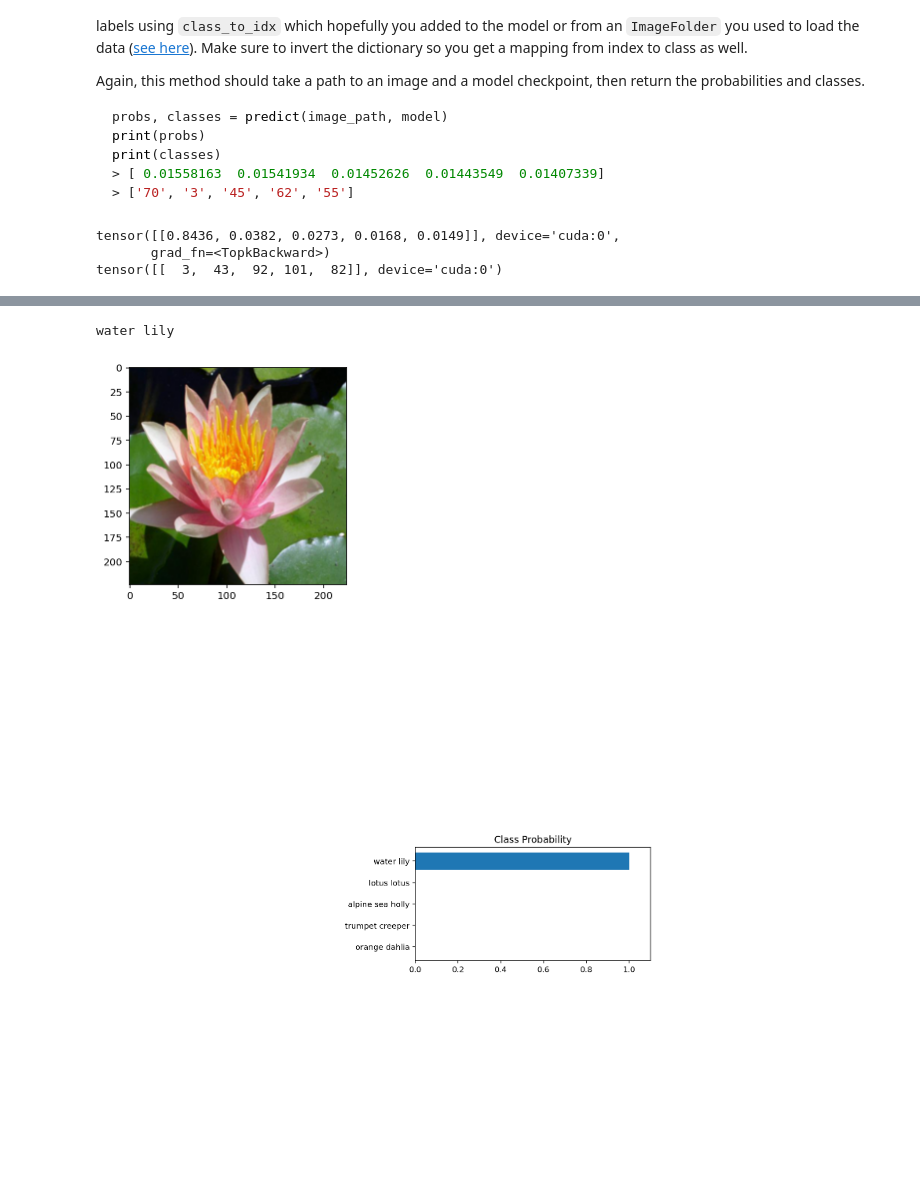
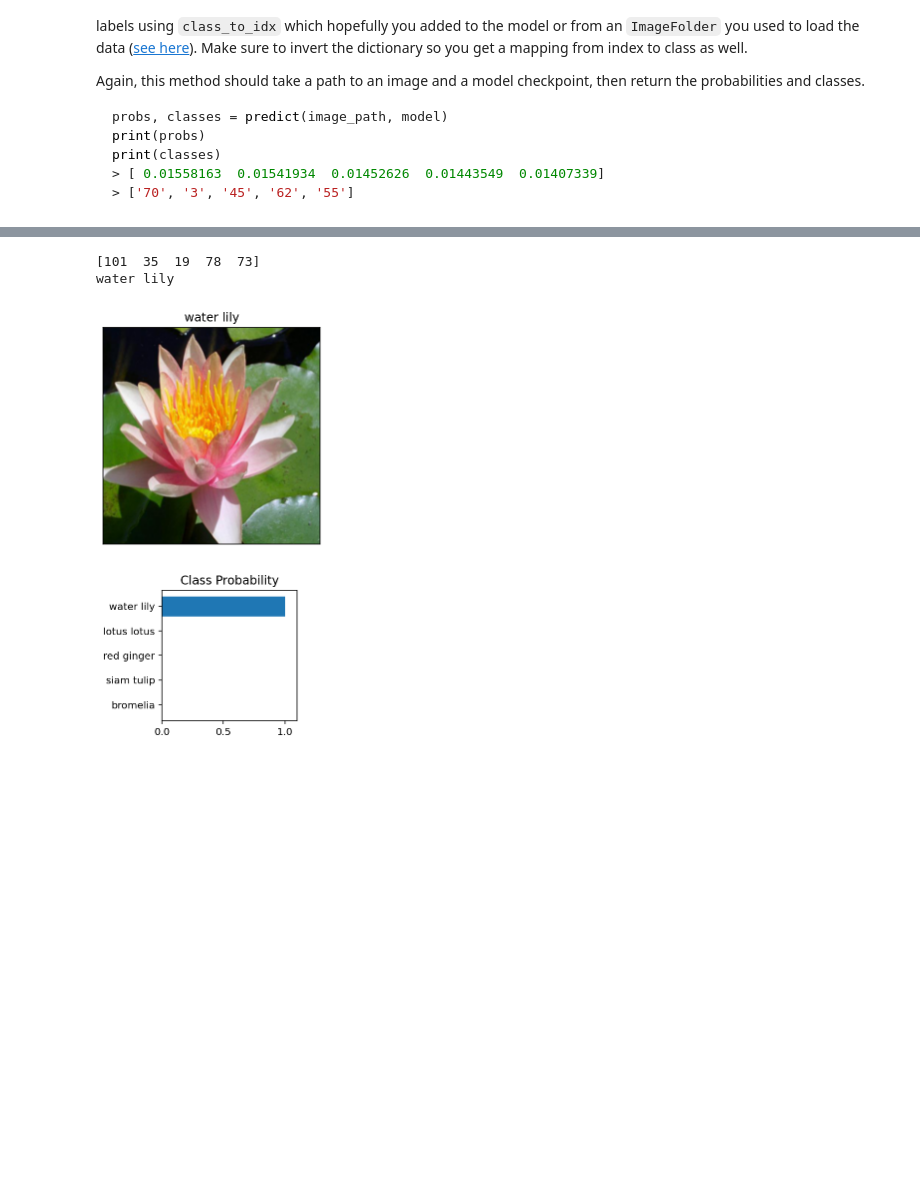
Before and after one commit to thesaltymaker/project, a Jupyter notebook: Image Classifier Project.ipynb, the cells around one changed output, grey strips where cells are left out. Drawn from its saved outputs; the diff is of its cells as text; code cells hidden in the pictures; blank space fills up the shorter version.

```diff
--- a/Image Classifier Project.ipynb
+++ b/Image Classifier Project.ipynb
@@ -478,12 +513,3 @@ def predict(image_path, model, top=5):
     probs, classes= output_tensor.topk(top, dim=1)
 
     return probs, classes
-# %%
-# Test predict function
-probs, classes = predict('flowers/valid/101/image_07970.jpg', model)
-print(probs)
-print(classes)
-# %% [output]
-tensor([[0.8436, 0.0382, 0.0273, 0.0168, 0.0149]], device='cuda:0',
-       grad_fn=<TopkBackward>)
-tensor([[  3,  43,  92, 101,  82]], device='cuda:0')
@@ -496,40 +553,42 @@ Now that you can use a trained model for predictions, check to make sure it make
 
 You can convert from the class integer encoding to actual flower names with the `cat_to_name.json` file (should have been loaded earlier in the notebook). To show a PyTorch tensor as an image, use the `imshow` function defined above.
 # %%
-# TODO: Display an image along with the top 5 classes
+# DONE: Display an image along with the top 5 classes
+a_image = process_image('flowers/test/73/image_00303.jpg')
 
-#def sanity_check(probs, classes, model):
 
-a_image = process_image('flowers/test/73/image_00303.jpg')
-#print (a_image)
-imshow(a_image)
 probs, classes = predict('flowers/test/73/image_00303.jpg', model)
-#print(probs)
-#print(classes)
 
 #convert the tensors and reverse the output for probs and classes
 np_probs = np.flipud(probs[0].detach().cpu().numpy())
 np_classes = np.flipud(classes[0].detach().cpu().numpy())
 
-print (cat_to_name.get(str(np_classes[4])) )
+#debug
+#print(np_classes)
+#print (cat_to_name.get(str(np_classes[4])) )
+
+# imshow function modified to match the example, title hardcoded to detect model error
+imshow_no_tick(a_image, title='water lily')
 
 #print (cat_to_name)
-fig, (ax1, ax2) = plt.subplots(figsize=(10,10), ncols=2)
-ax1.axis('off')
+
+fig, ax2 = plt.subplots(figsize=(3, 3))
+
 ax2.barh(np.arange(5), np_probs)
-ax2.set_aspect(0.1)
+ax2.set_aspect(0.2)
 ax2.set_yticks(np.arange(5))
-ax2.set_yticklabels([cat_to_name.get(str(np_classes[0])),
-            cat_to_name.get(str(np_classes[1])),
-            cat_to_name.get(str(np_classes[2])),
-            cat_to_name.get(str(np_classes[3])),
-            cat_to_name.get(str(np_classes[4]))],
+ax2.set_yticklabels([
+            cat_to_name.get(str(model.idx_to_class[np_classes[0]])),
+            cat_to_name.get(str(model.idx_to_class[np_classes[1]])),
+            cat_to_name.get(str(model.idx_to_class[np_classes[2]])),
+            cat_to_name.get(str(model.idx_to_class[np_classes[3]])),
+            cat_to_name.get(str(model.idx_to_class[np_classes[4]]))],
             size='medium');
 ax2.set_title('Class Probability')
 ax2.set_xlim(0, 1.1)#
-
 plt.tight_layout()
 # %% [output]
+[101  35  19  78  73]
 water lily
-[figure, old version]
+[figure, new version]
-[figure, old version]
+[figure, new version]
```
Also changed, not shown: parts of 9 cells of this notebook.
